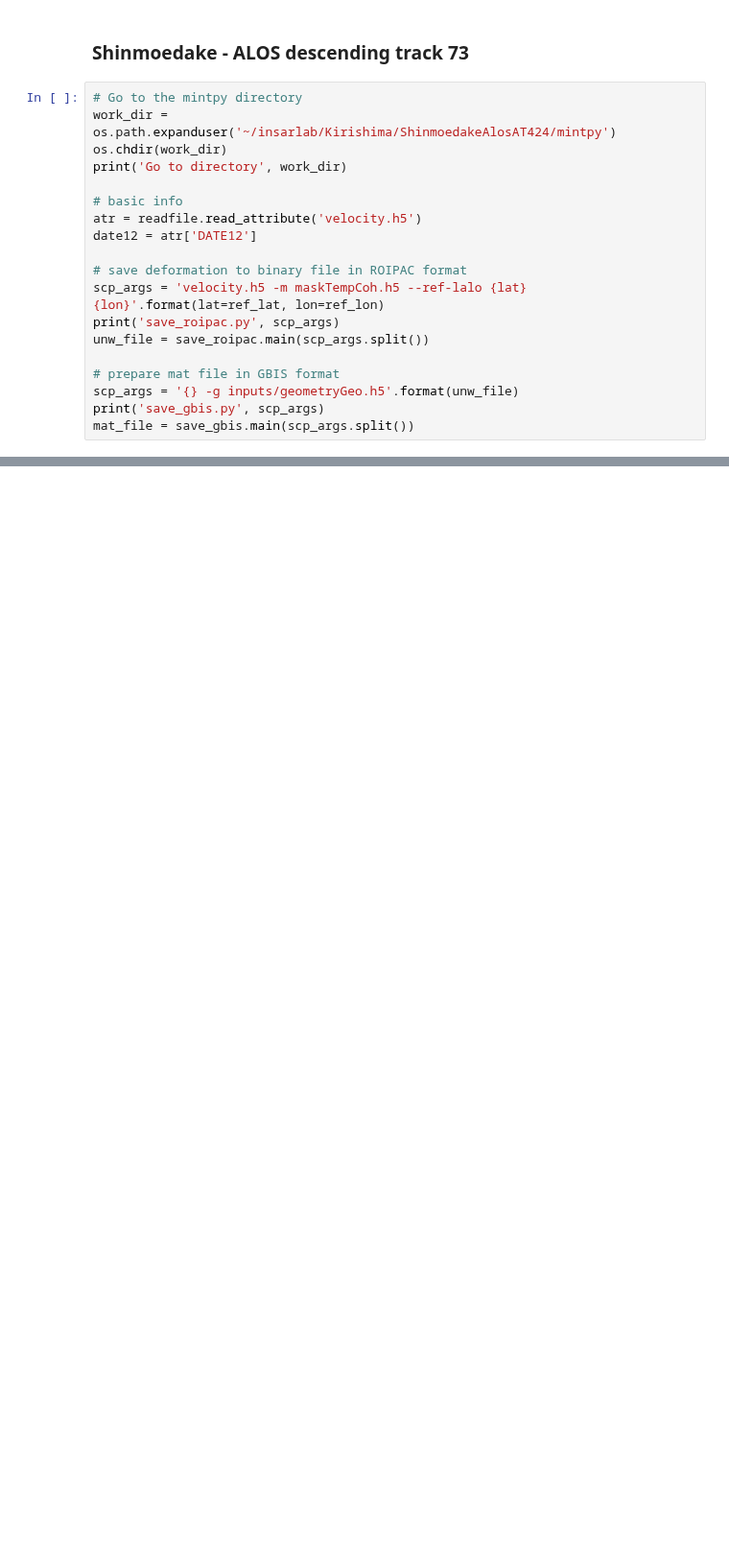
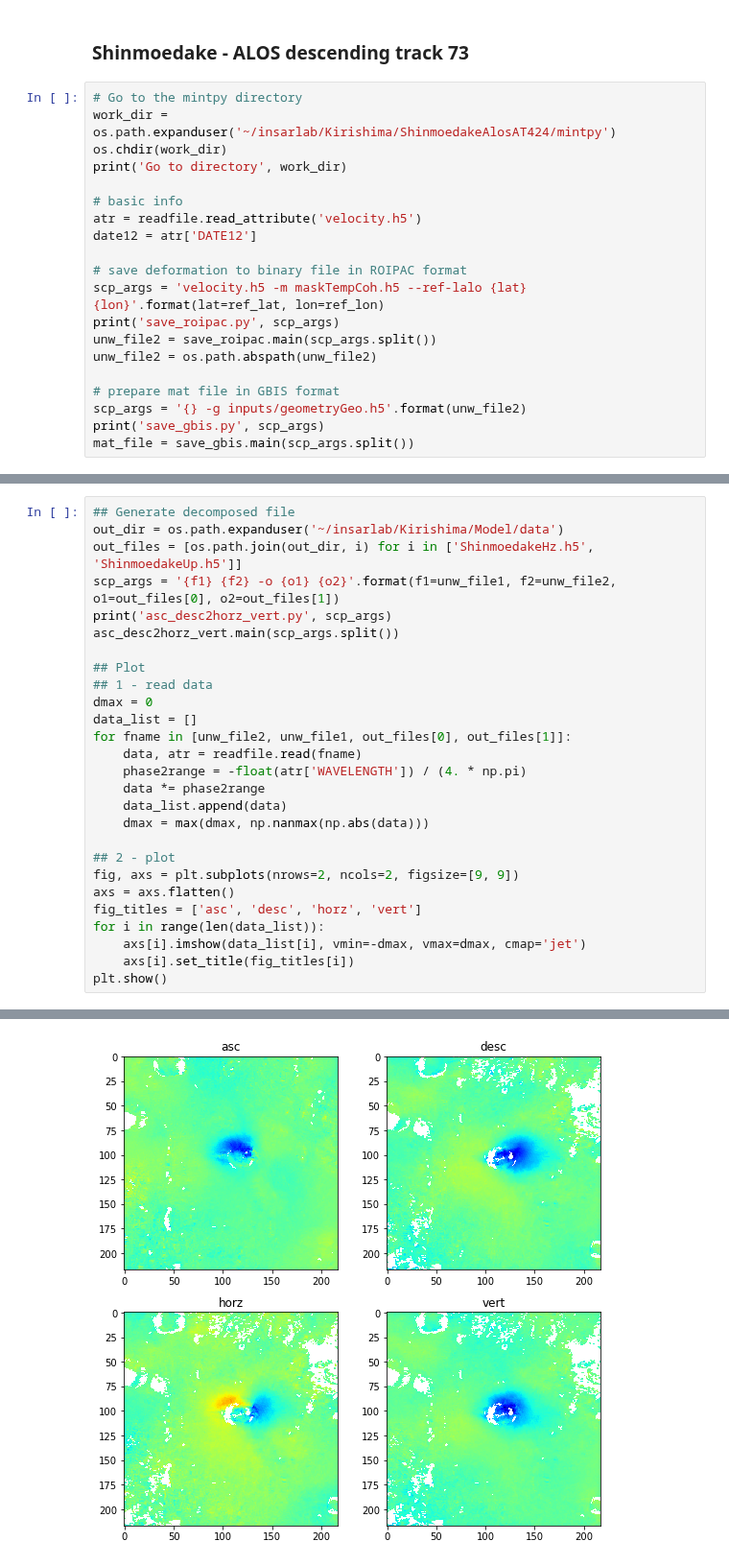
Before and after one commit to geodesymiami/2021-Kirishima, a Jupyter notebook: prep_GBIS.ipynb, the cells around one changed output, grey strips where cells are left out. Shown at 96% size. Cells and saved outputs as stored; diff of their text form; blank space fills up the shorter version.

Commit message:
prep_GBIS: add horz and vert displacement

```diff
--- a/prep_GBIS.ipynb
+++ b/prep_GBIS.ipynb
@@ -64,10 +67,11 @@ date12 = atr['DATE12']
 # save deformation to binary file in ROIPAC format
 scp_args = 'velocity.h5 -m maskTempCoh.h5 --ref-lalo {lat} {lon}'.format(lat=ref_lat, lon=ref_lon)
 print('save_roipac.py', scp_args)
-unw_file = save_roipac.main(scp_args.split())
+unw_file2 = save_roipac.main(scp_args.split())
+unw_file2 = os.path.abspath(unw_file2)
 
 # prepare mat file in GBIS format
-scp_args = '{} -g inputs/geometryGeo.h5'.format(unw_file)
+scp_args = '{} -g inputs/geometryGeo.h5'.format(unw_file2)
 print('save_gbis.py', scp_args)
 mat_file = save_gbis.main(scp_args.split())
 # %% [output]
@@ -88,0 +95,28 @@ showing...
+# %%
+## Generate decomposed file
+out_dir = os.path.expanduser('~/insarlab/Kirishima/Model/data')
+out_files = [os.path.join(out_dir, i) for i in ['ShinmoedakeHz.h5', 'ShinmoedakeUp.h5']]
+scp_args = '{f1} {f2} -o {o1} {o2}'.format(f1=unw_file1, f2=unw_file2, o1=out_files[0], o2=out_files[1])
+print('asc_desc2horz_vert.py', scp_args)
+asc_desc2horz_vert.main(scp_args.split())
+
+## Plot
+## 1 - read data
+dmax = 0
+data_list = []
+for fname in [unw_file2, unw_file1, out_files[0], out_files[1]]:
+    data, atr = readfile.read(fname)
+    phase2range = -float(atr['WAVELENGTH']) / (4. * np.pi)
+    data *= phase2range
+    data_list.append(data)
+    dmax = max(dmax, np.nanmax(np.abs(data)))
+
+## 2 - plot
+fig, axs = plt.subplots(nrows=2, ncols=2, figsize=[9, 9])
+axs = axs.flatten()
+fig_titles = ['asc', 'desc', 'horz', 'vert']
+for i in range(len(data_list)):
+    axs[i].imshow(data_list[i], vmin=-dmax, vmax=dmax, cmap='jet')
+    axs[i].set_title(fig_titles[i])
+plt.show()
+# %% [output]
@@ -88,0 +140 @@ showing...
+[figure, added]
```
Also changed, not shown: parts of 5 cells of this notebook.
